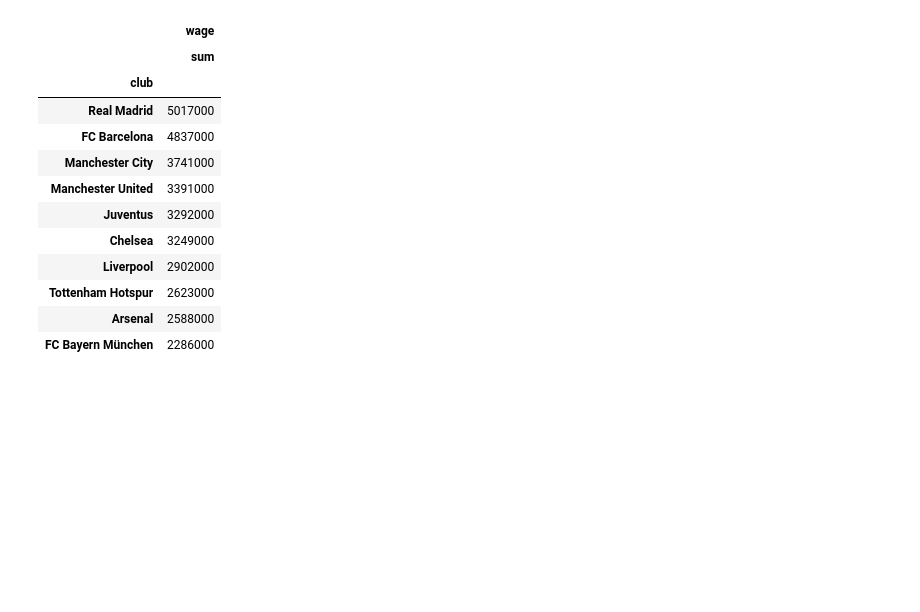
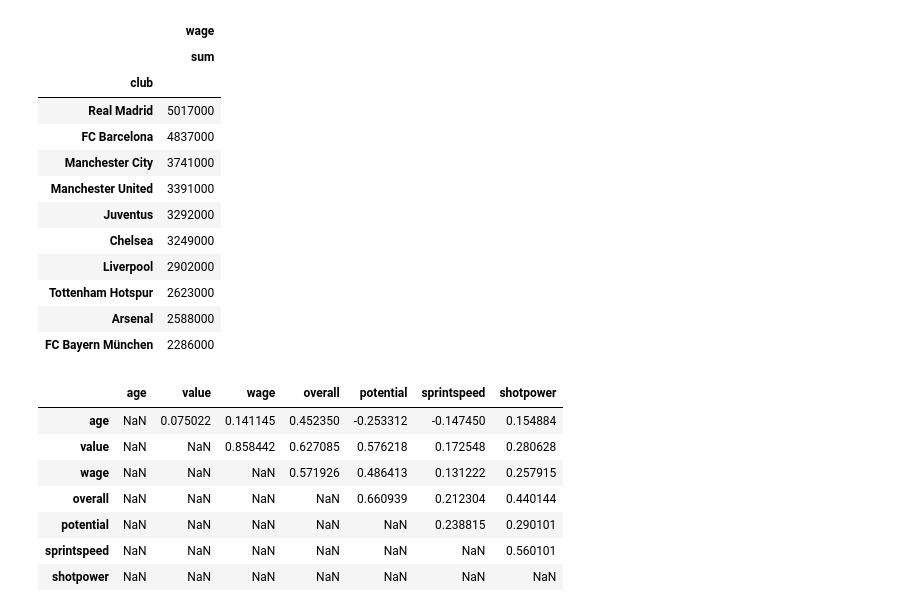
Before and after one commit to Mvital74/datasharing, a Jupyter notebook: exercicio_9.ipynb, the cells around one changed output. Cells and saved outputs as stored; diff of their text form; code cells hidden in the pictures; blank space fills up the shorter version.

```diff
--- a/exercicio_9.ipynb
+++ b/exercicio_9.ipynb
@@ -365,3 +365,16 @@ df_gasto_clube.sort_values(('wage', 'sum'), ascending=False).head(10)
 | Tottenham Hotspur | 2623000 |
 | Arsenal | 2588000 |
 | FC Bayern München | 2286000 |
+# %%
+set_Colunas_Correlacionadas = set()
+matriz_correlacao = df_fifa18_slice.corr().where(np.triu(np.ones(df_fifa18_slice.corr().shape), k = 1).astype(np.bool))
+matriz_correlacao
+# %% [output]
+|  | age | value | wage | overall | potential | sprintspeed | shotpower |
+| age | NaN | 0.075022 | 0.141145 | 0.452350 | -0.253312 | -0.147450 | 0.154884 |
+| value | NaN | NaN | 0.858442 | 0.627085 | 0.576218 | 0.172548 | 0.280628 |
+| wage | NaN | NaN | NaN | 0.571926 | 0.486413 | 0.131222 | 0.257915 |
+| overall | NaN | NaN | NaN | NaN | 0.660939 | 0.212304 | 0.440144 |
+| potential | NaN | NaN | NaN | NaN | NaN | 0.238815 | 0.290101 |
+| sprintspeed | NaN | NaN | NaN | NaN | NaN | NaN | 0.560101 |
+| shotpower | NaN | NaN | NaN | NaN | NaN | NaN | NaN |
```
Also changed, not shown: parts of 6 cells of this notebook.
